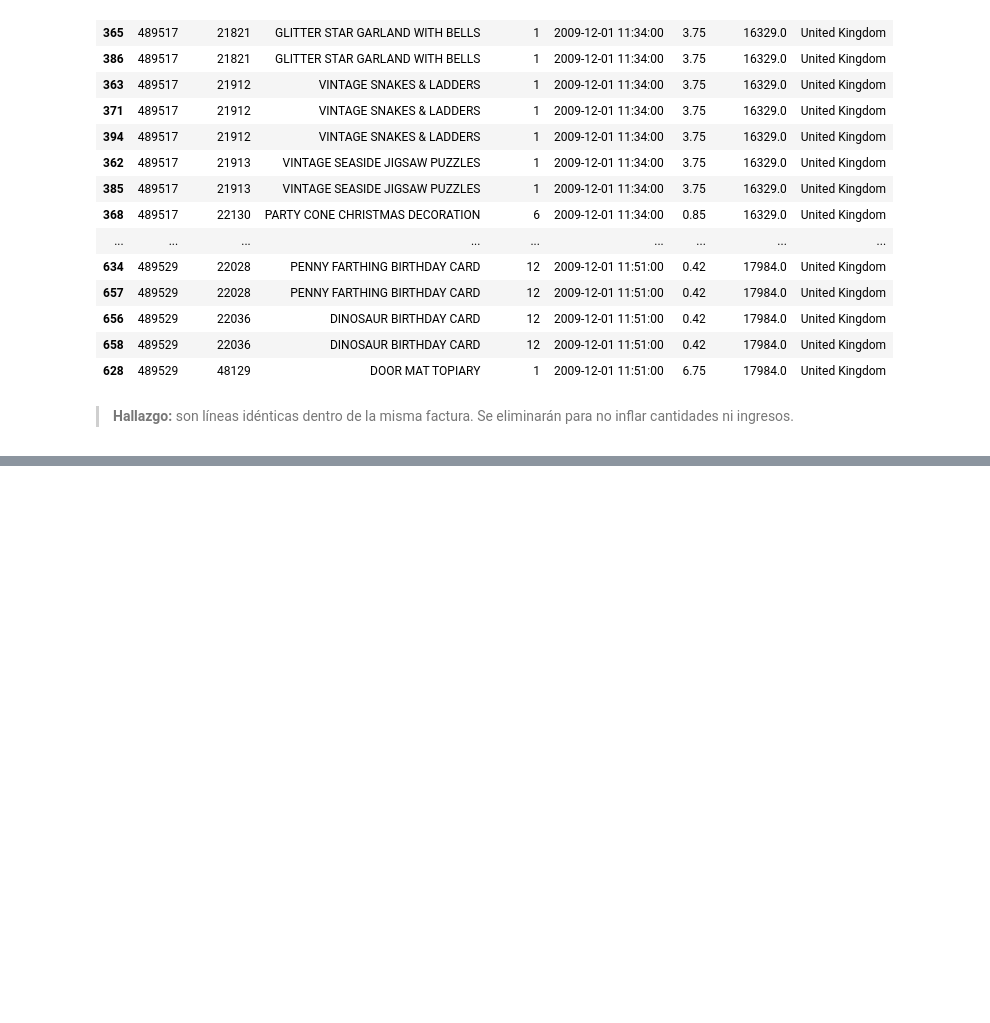
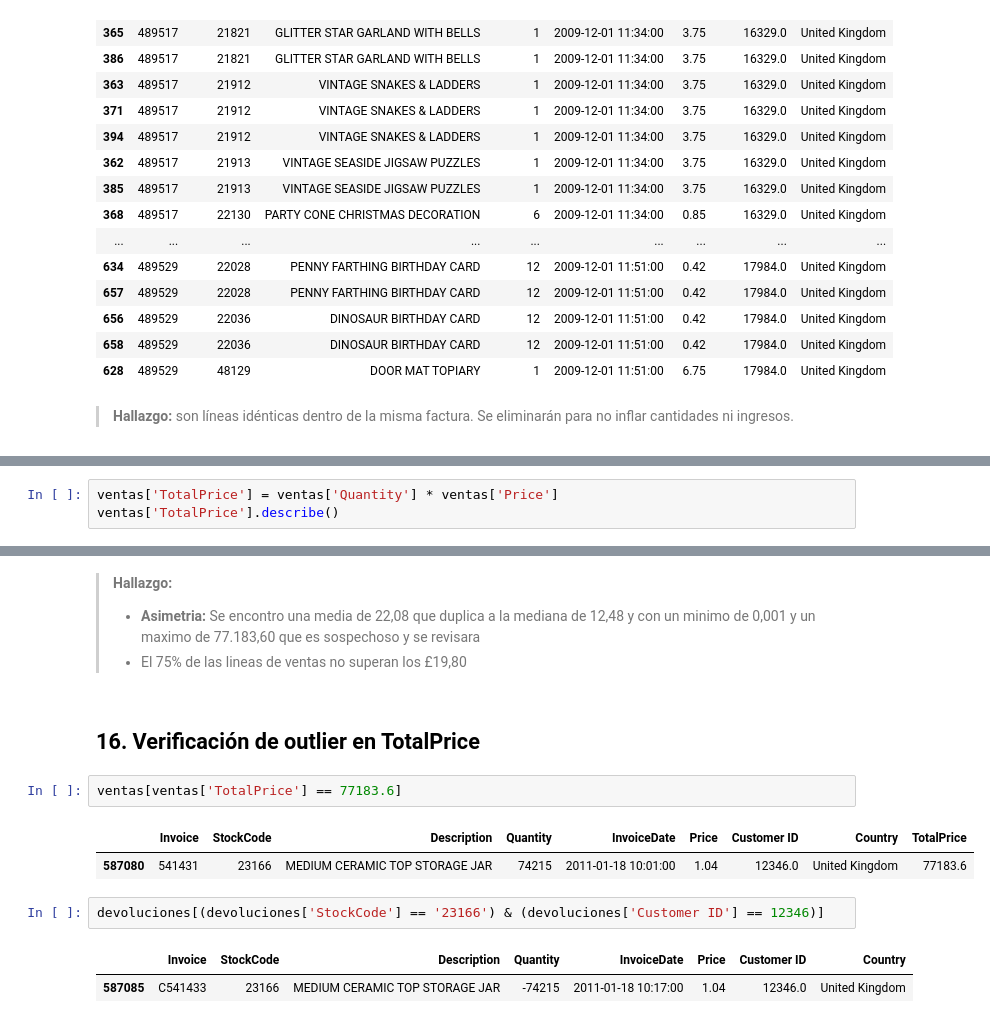
Before and after one commit to Bootcamp-DA-P3/Proyecto_EDA_Exploratory_Data_Analysis_Franco, a Jupyter notebook: notebooks/01_eda_online_retail.ipynb, the cells around one changed output, grey strips where cells are left out. Saved outputs shown, nothing was run; the diff lists cells and outputs as text; blank space fills up the shorter version.

```diff
--- a/notebooks/01_eda_online_retail.ipynb
+++ b/notebooks/01_eda_online_retail.ipynb
@@ -120,0 +225,3 @@ dups.sort_values(['Invoice','StockCode']).head(20)
+# %%
+ventas['TotalPrice'] = ventas['Quantity'] * ventas['Price']
+ventas['TotalPrice'].describe()
@@ -120,0 +238,16 @@ dups.sort_values(['Invoice','StockCode']).head(20)
+# %% [markdown]
+> **Hallazgo:**
+> - **Asimetria:** Se encontro una media de 22,08 que duplica a la mediana de 12,48 y con un minimo de 0,001 y un maximo de 77.183,60 que es sospechoso y se revisara
+> - El 75% de las lineas de ventas no superan los £19,80
+# %% [markdown]
+## 16. Verificación de outlier en TotalPrice
+# %%
+ventas[ventas['TotalPrice'] == 77183.6]
+# %% [output]
+|  | Invoice | StockCode | Description | Quantity | InvoiceDate | Price | Customer ID | Country | TotalPrice |
+| 587080 | 541431 | 23166 | MEDIUM CERAMIC TOP STORAGE JAR | 74215 | 2011-01-18 10:01:00 | 1.04 | 12346.0 | United Kingdom | 77183.6 |
+# %%
+devoluciones[(devoluciones['StockCode'] == '23166') & (devoluciones['Customer ID'] == 12346)]
+# %% [output]
+|  | Invoice | StockCode | Description | Quantity | InvoiceDate | Price | Customer ID | Country |
+| 587085 | C541433 | 23166 | MEDIUM CERAMIC TOP STORAGE JAR | -74215 | 2011-01-18 10:17:00 | 1.04 | 12346.0 | United Kingdom |
```
Also changed, not shown: parts of 29 cells of this notebook.
